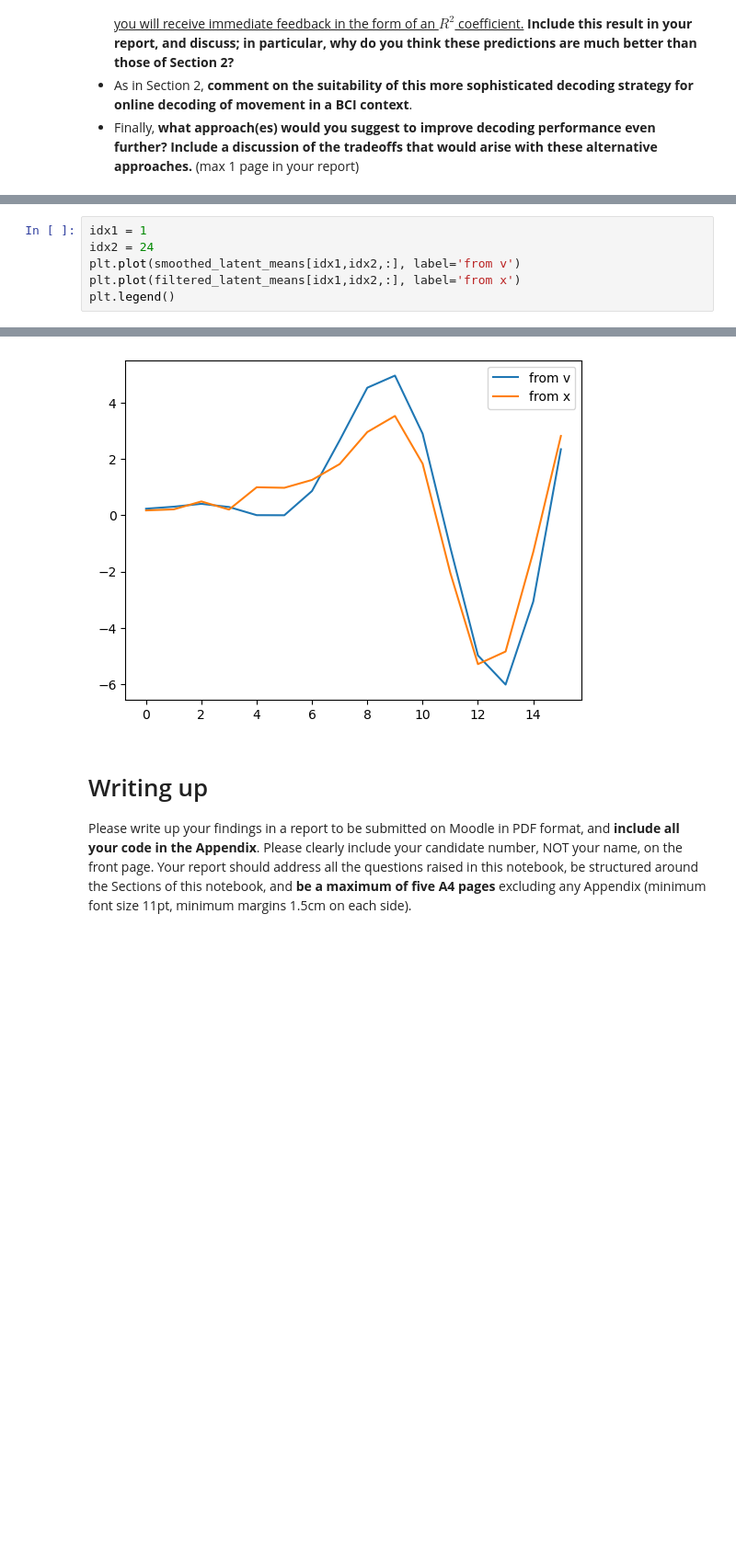
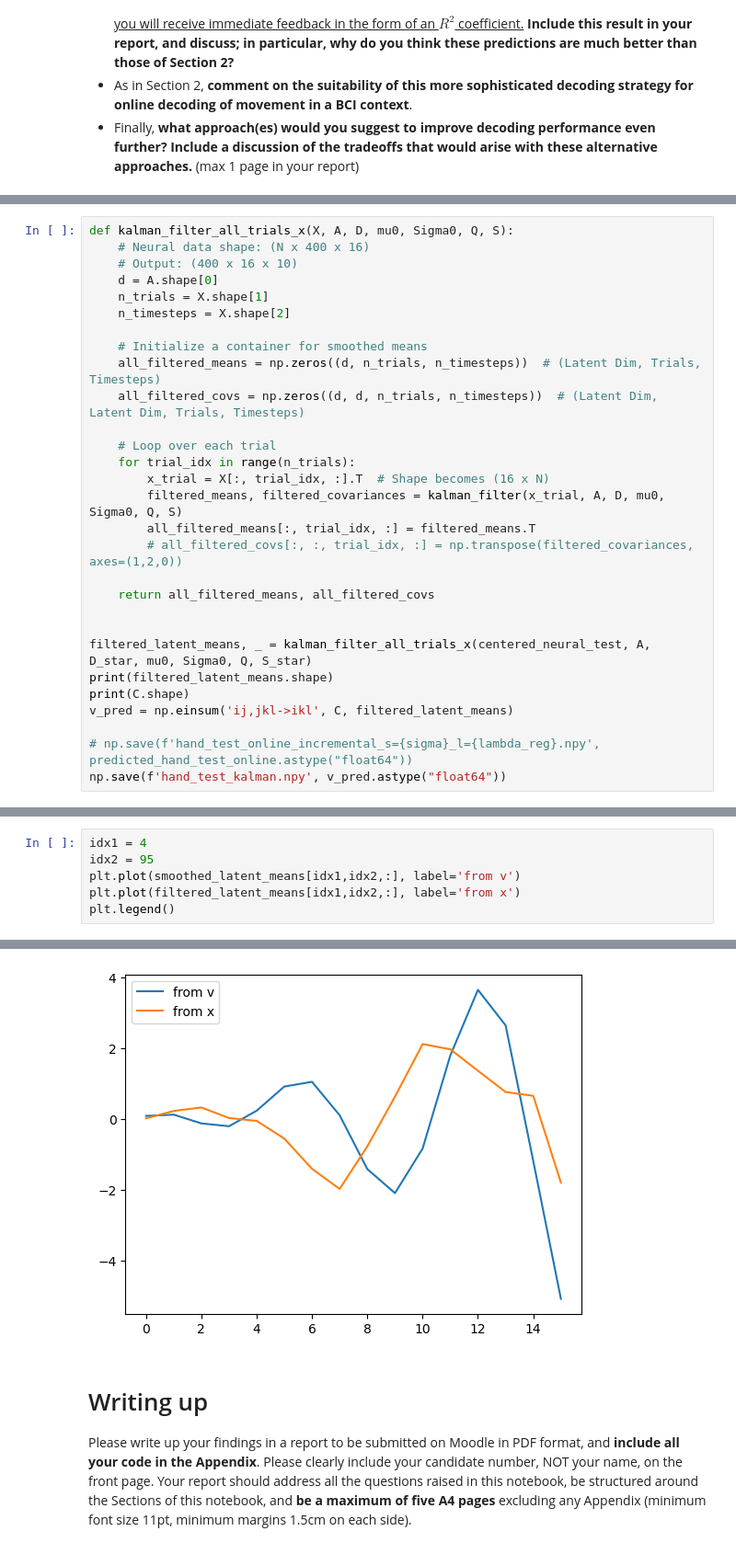
Before and after one commit to derek1909/4G10_CW2, a Jupyter notebook: 4G10-CW2-handout.ipynb, the cells around one changed output, grey strips where cells are left out. Shown: that part at 92% size. Saved outputs shown, nothing was run; the diff lists cells and outputs as text; blank space fills up the shorter version.

Commit message:
reorganize kalman filter

```diff
--- a/4G10-CW2-handout.ipynb
+++ b/4G10-CW2-handout.ipynb
@@ -501,0 +458,29 @@ np.save(f'hand_test_kalman.npy', v_pred.astype("float64"))
+# %%
+def kalman_filter_all_trials_x(X, A, D, mu0, Sigma0, Q, S):
+    # Neural data shape: (N x 400 x 16)
+    # Output: (400 x 16 x 10)
+    d = A.shape[0]
+    n_trials = X.shape[1]
+    n_timesteps = X.shape[2]
+
+    # Initialize a container for smoothed means
+    all_filtered_means = np.zeros((d, n_trials, n_timesteps))  # (Latent Dim, Trials, Timesteps)
+    all_filtered_covs = np.zeros((d, d, n_trials, n_timesteps))  # (Latent Dim, Latent Dim, Trials, Timesteps)
+
+    # Loop over each trial
+    for trial_idx in range(n_trials):
+        x_trial = X[:, trial_idx, :].T  # Shape becomes (16 x N)
+        filtered_means, filtered_covariances = kalman_filter(x_trial, A, D, mu0, Sigma0, Q, S)
+        all_filtered_means[:, trial_idx, :] = filtered_means.T
+        # all_filtered_covs[:, :, trial_idx, :] = np.transpose(filtered_covariances, axes=(1,2,0))
+
+    return all_filtered_means, all_filtered_covs
+
+
+filtered_latent_means, _ = kalman_filter_all_trials_x(centered_neural_test, A, D_star, mu0, Sigma0, Q, S_star)
+print(filtered_latent_means.shape)
+print(C.shape)
+v_pred = np.einsum('ij,jkl->ikl', C, filtered_latent_means)
+
+# np.save(f'hand_test_online_incremental_s={sigma}_l={lambda_reg}.npy', predicted_hand_test_online.astype("float64"))
+np.save(f'hand_test_kalman.npy', v_pred.astype("float64"))
@@ -502,12 +490,12 @@ np.save(f'hand_test_kalman.npy', v_pred.astype("float64"))
 # %%
-idx1 = 1
-idx2 = 24
+idx1 = 4
+idx2 = 95
 plt.plot(smoothed_latent_means[idx1,idx2,:], label='from v')
 plt.plot(filtered_latent_means[idx1,idx2,:], label='from x')
 plt.legend()
 # %% [output]
 <matplotlib.legend.Legend at 0x...>
-[figure, old version]
+[figure, new version]
 # %% [markdown]
 # Writing up
 
```
Also changed, not shown: parts of 4 cells of this notebook.
